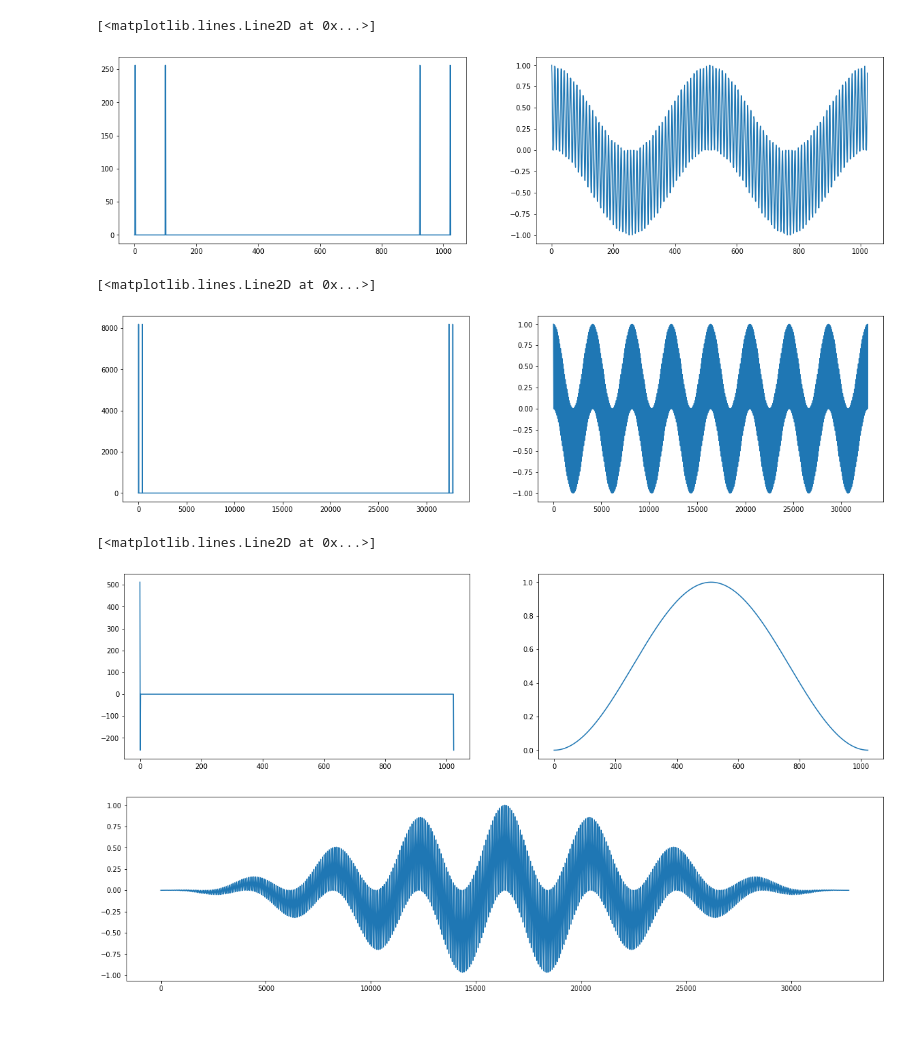
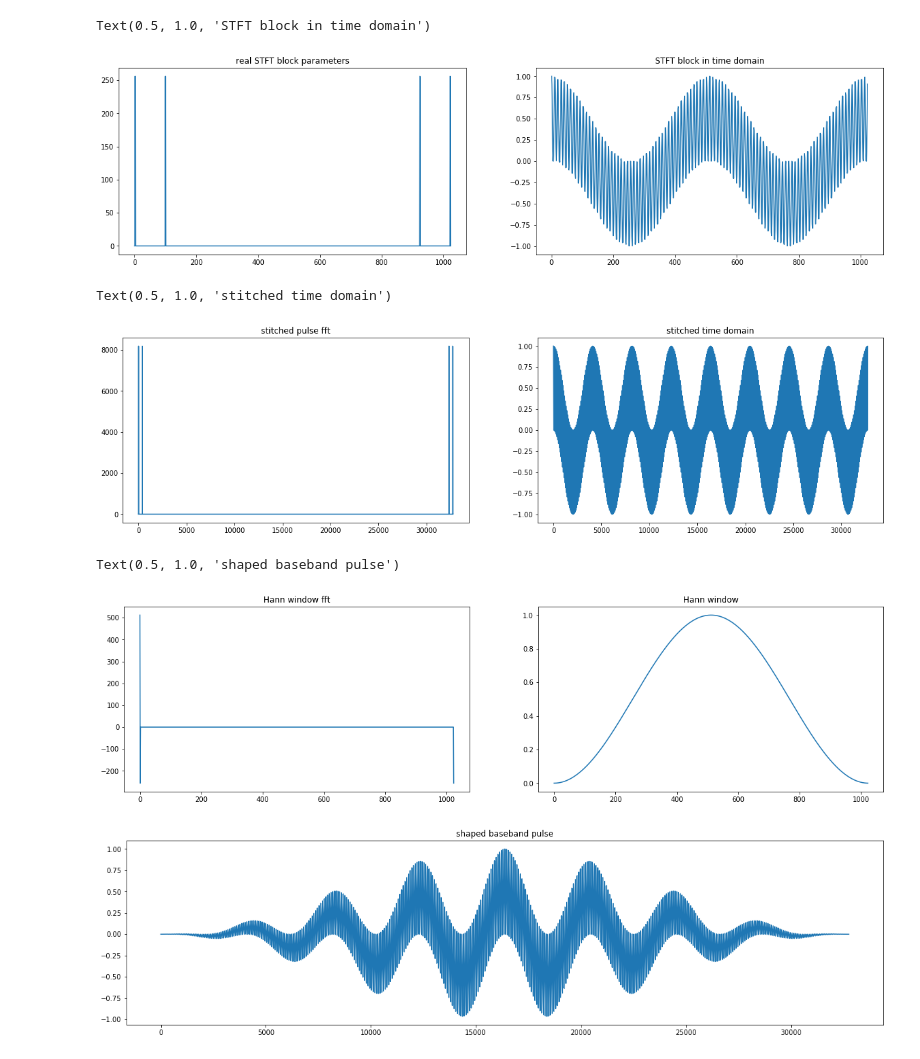
Before and after one commit to nkrackow/STFT_Prototyping, a Jupyter notebook: Notebooks/Robert_STFT.ipynb, the cells around one changed output. Cells and saved outputs as stored; diff of their text form; code cells hidden in the pictures; blank space fills up the shorter version.

Commit message:
added titles

```diff
--- a/Notebooks/Robert_STFT.ipynb
+++ b/Notebooks/Robert_STFT.ipynb
@@ -25,12 +25,14 @@ f_c=10000   #carrier
 # %%
 # show single STFT block
 fig, ax = plt.subplots(1, 2, figsize=(20, 5))
 ax[0].plot(a_m.real)
+ax[0].set_title('real STFT block parameters')
 block=np.fft.ifft(a_m)
 ax[1].plot(block.real)
+ax[1].set_title('STFT block in time domain')
 # %% [output]
-[<matplotlib.lines.Line2D at 0x...>]
+Text(0.5, 1.0, 'STFT block in time domain')
-[figure, old version]
+[figure, new version]
 # %%
 # zero padding as interpolation
 a_m1=a_m[:512]*f_d
@@ -46,10 +48,12 @@ for i in range(t_pulse-1):
 
 fig, ax = plt.subplots(1, 2, figsize=(20, 5))
 ax[0].plot(np.fft.fft(pulse_BB).real)
+ax[0].set_title('stitched pulse fft')
 ax[1].plot(pulse_BB.real)
+ax[1].set_title('stitched time domain')
 # %% [output]
-[<matplotlib.lines.Line2D at 0x...>]
+Text(0.5, 1.0, 'stitched time domain')
-[figure, old version]
+[figure, new version]
 # %%
 # generate Hann window
 n=np.arange(0,M)
@@ -57,7 +61,9 @@ hann=0.5-0.5*np.cos(2*np.pi*n/M)  #also use fft block lenth M
 hann_fft=np.fft.fft(hann)
 fig, ax = plt.subplots(1, 2, figsize=(20, 5))
 ax[0].plot(hann_fft.real)
+ax[0].set_title('Hann window fft')
 ax[1].plot(hann)
+ax[1].set_title('Hann window')
 
 # interpolate
 hann_fft1=hann_fft[:512]*f_d*t_pulse
@@ -70,10 +76,11 @@ hann_pad=np.fft.ifft(hann_fft_pad)
 pulse_shaped_BB=pulse_BB*hann_pad
 fig, ax = plt.subplots(1, 1, figsize=(20, 5))
 ax.plot(pulse_shaped_BB.real)
+ax.set_title('shaped baseband pulse')
 # %% [output]
-[<matplotlib.lines.Line2D at 0x...>]
+Text(0.5, 1.0, 'shaped baseband pulse')
-[figure, old version]
+[figure, new version]
-[figure, old version]
+[figure, new version]
 # %%
 # generate carrier and modualte
 carrier=np.linspace(0,1,pulse_BB.size)
```
Also changed, not shown: parts of 2 cells of this notebook.
